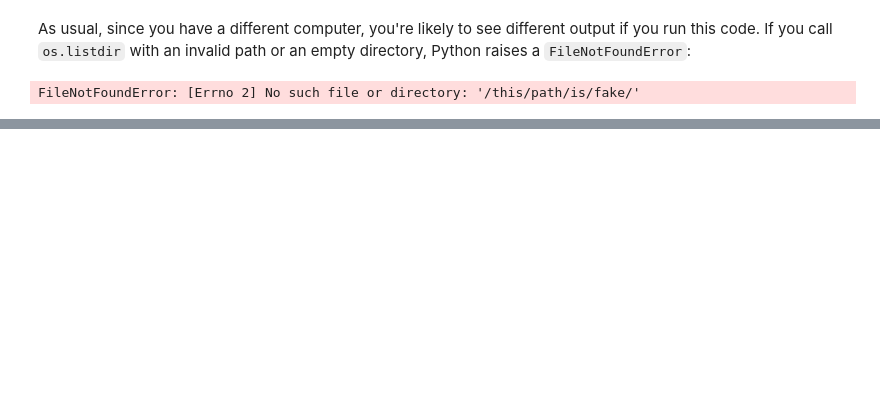
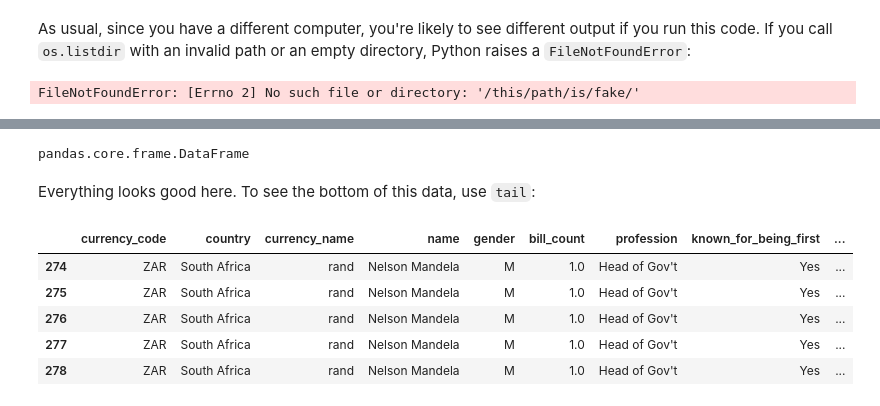
Before and after one commit to ucdavisdatalab/workshop_python_basics, a Jupyter notebook: _sources/chapters/01_python-basics.ipynb, the cells around one changed output, grey strips where cells are left out. Drawn from its saved outputs; the diff is of its cells as text; code cells hidden in the pictures; blank space fills up the shorter version.

```diff
--- a/_sources/chapters/01_python-basics.ipynb
+++ b/_sources/chapters/01_python-basics.ipynb
@@ -1157,0 +1079,15 @@ of inspecting a data set.
+# %%
+type(banknotes)
+# %% [output]
+pandas.core.frame.DataFrame
+# %% [markdown]
+Everything looks good here. To see the bottom of this data, use `tail`:
+# %%
+banknotes.tail()
+# %% [output]
+|  | currency_code | country | currency_name | name | gender | bill_count | profession | known_for_being_first | ... |
+| 274 | ZAR | South Africa | rand | Nelson Mandela | M | 1.0 | Head of Gov't | Yes | ... |
+| 275 | ZAR | South Africa | rand | Nelson Mandela | M | 1.0 | Head of Gov't | Yes | ... |
+| 276 | ZAR | South Africa | rand | Nelson Mandela | M | 1.0 | Head of Gov't | Yes | ... |
+| 277 | ZAR | South Africa | rand | Nelson Mandela | M | 1.0 | Head of Gov't | Yes | ... |
+| 278 | ZAR | South Africa | rand | Nelson Mandela | M | 1.0 | Head of Gov't | Yes | ... |
```
Also changed, not shown: parts of 55 cells of this notebook, 21 other files.
